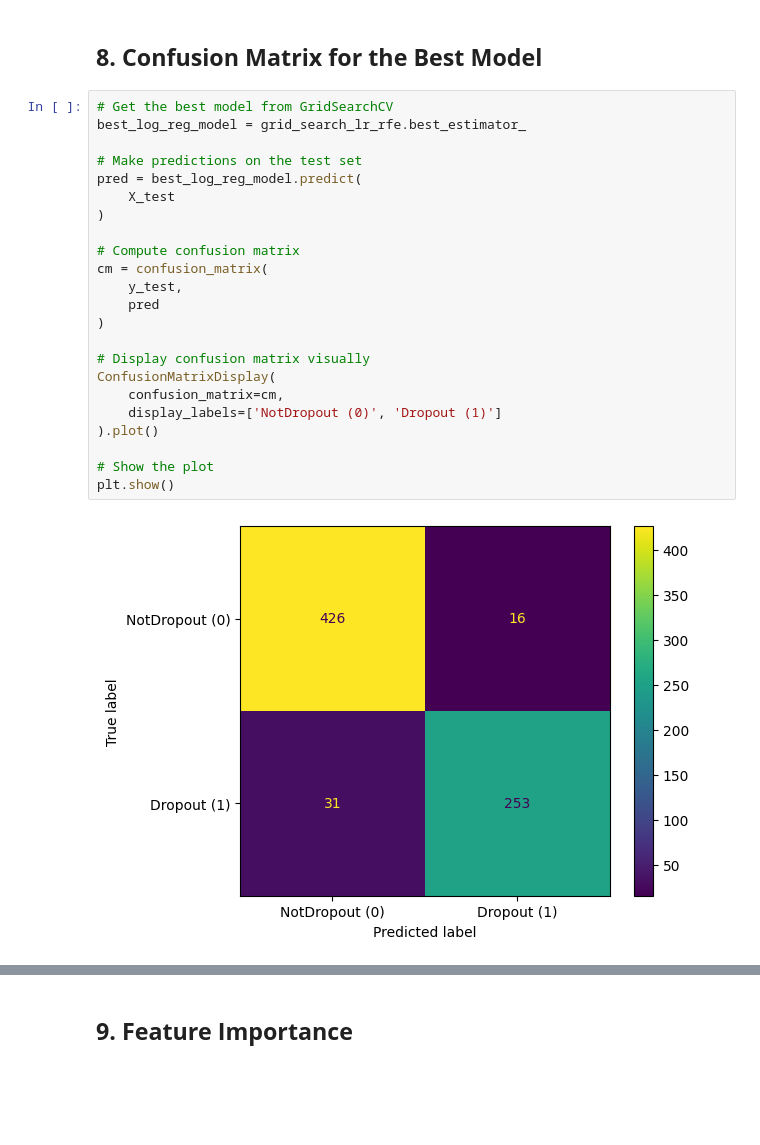
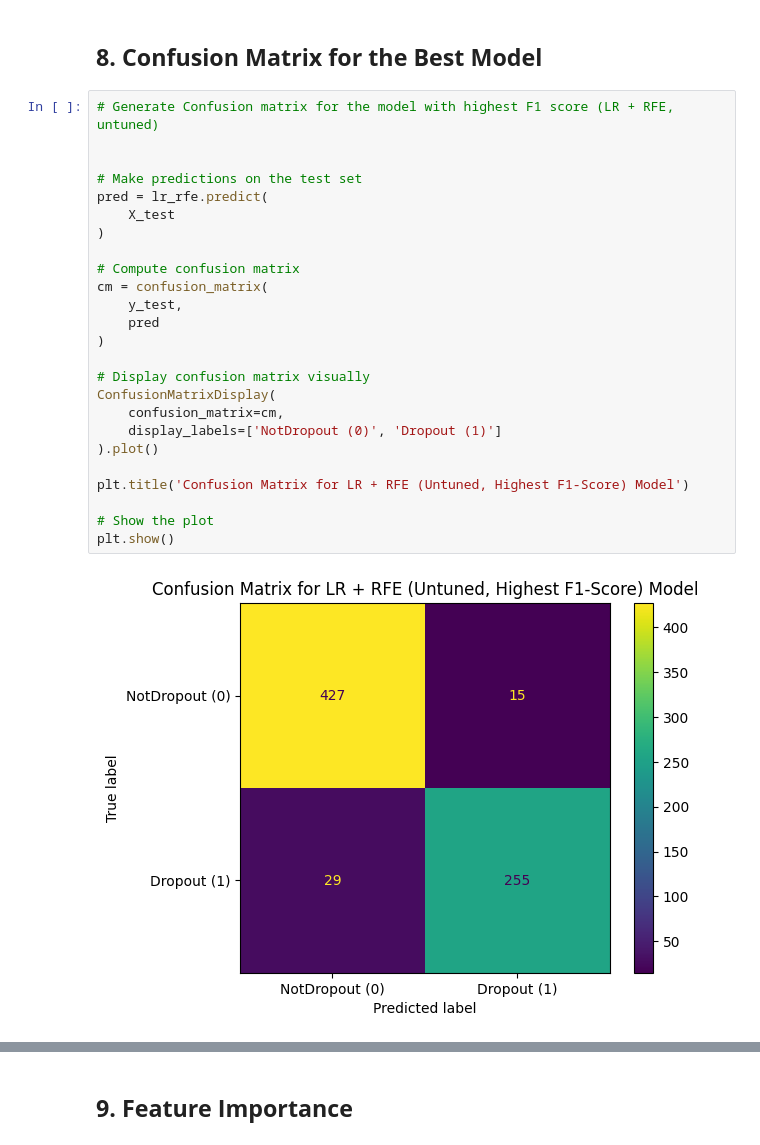
Before and after one commit to abdulmm44/Student_dropout_prediction, a Jupyter notebook: Student_dropout_(37).ipynb, the cells around one changed output, grey strips where cells are left out. Saved outputs shown, nothing was run; the diff lists cells and outputs as text; blank space fills up the shorter version.

```diff
--- a/Student_dropout_(37).ipynb
+++ b/Student_dropout_(37).ipynb
@@ -2277,27 +2320,29 @@ plt.show()
 # %% [markdown]
 ## **8. Confusion Matrix for the Best Model**
 # %%
-# Get the best model from GridSearchCV
-best_log_reg_model = grid_search_lr_rfe.best_estimator_
+# Generate Confusion matrix for the model with highest F1 score (LR + RFE, untuned)
+
 
 # Make predictions on the test set
-pred = best_log_reg_model.predict(
+pred = lr_rfe.predict(
     X_test
 )
 
 # Compute confusion matrix
 cm = confusion_matrix(
     y_test,
     pred
 )
 
 # Display confusion matrix visually
 ConfusionMatrixDisplay(
     confusion_matrix=cm,
     display_labels=['NotDropout (0)', 'Dropout (1)']
 ).plot()
 
+plt.title('Confusion Matrix for LR + RFE (Untuned, Highest F1-Score) Model')
+
 # Show the plot
 plt.show()
 # %% [output]
-[figure, old version]
+[figure, new version]
```
Also changed, not shown: parts of 13 cells of this notebook.
